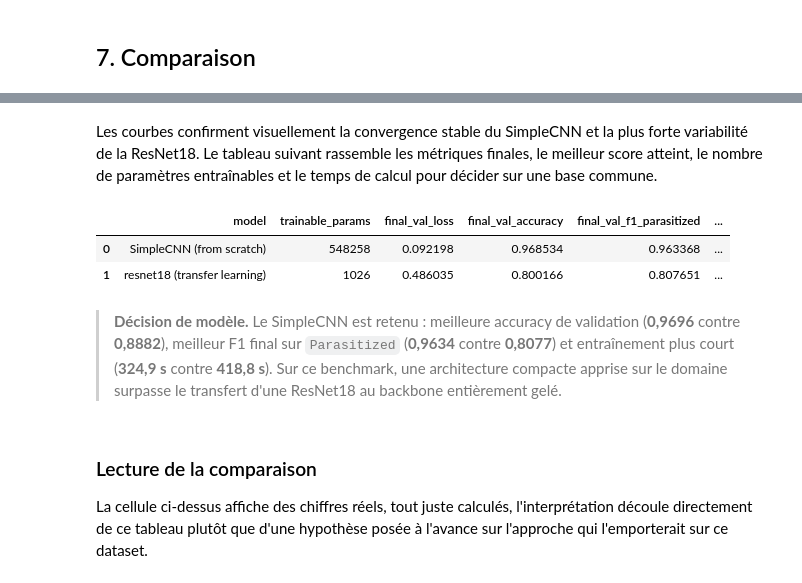
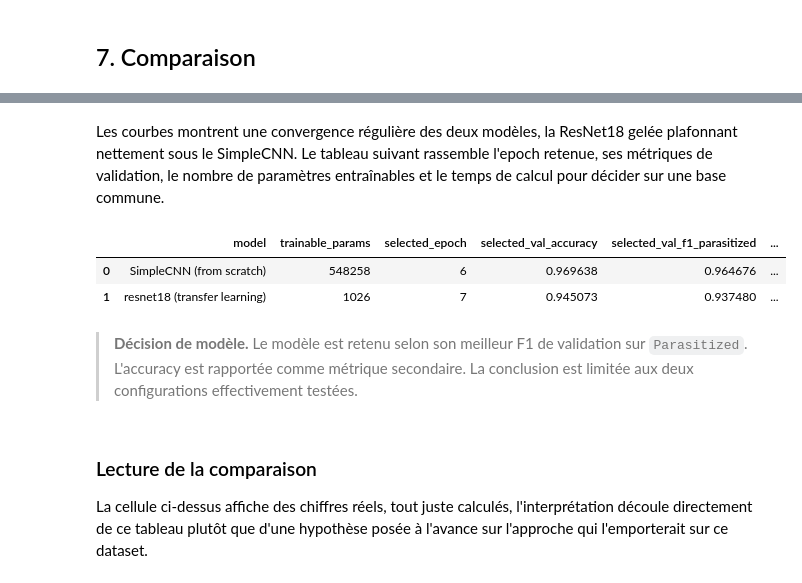
Before and after one commit to juliettebm/malaria-microscopy-deep-learning, a Jupyter notebook: 03_baseline_cnn_vs_transfer_learning.ipynb, the cells around one changed output, grey strips where cells are left out. Cells and saved outputs as stored; diff of their text form; code cells hidden in the pictures.

```diff
--- a/03_baseline_cnn_vs_transfer_learning.ipynb
+++ b/03_baseline_cnn_vs_transfer_learning.ipynb
@@ -228,25 +228,27 @@ plt.show()
-# %% [markdown]
-Les courbes confirment visuellement la convergence stable du SimpleCNN et la plus forte variabilité de la ResNet18. Le tableau suivant rassemble les métriques finales, le meilleur score atteint, le nombre de paramètres entraînables et le temps de calcul pour décider sur une base commune.
+# %% [markdown]
+Les courbes montrent une convergence régulière des deux modèles, la ResNet18 gelée plafonnant nettement sous le SimpleCNN. Le tableau suivant rassemble l'epoch retenue, ses métriques de validation, le nombre de paramètres entraînables et le temps de calcul pour décider sur une base commune.
 # %%
 comparison = pd.DataFrame({
     "model": ["SimpleCNN (from scratch)", "resnet18 (transfer learning)"],
     "trainable_params": [
         sum(p.numel() for p in simple_cnn.parameters() if p.requires_grad),
         sum(p.numel() for p in resnet_transfer.parameters() if p.requires_grad),
     ],
-    "final_val_loss": [history_cnn["val_loss"][-1], history_resnet["val_loss"][-1]],
-    "final_val_accuracy": [history_cnn["val_acc"][-1], history_resnet["val_acc"][-1]],
-    "final_val_f1_parasitized": [history_cnn["val_f1"][-1], history_resnet["val_f1"][-1]],
-    "best_val_accuracy": [max(history_cnn["val_acc"]), max(history_resnet["val_acc"])],
+    "selected_epoch": [history_cnn["best_epoch"], history_resnet["best_epoch"]],
+    "selected_val_accuracy": [
+        history_cnn["val_acc"][history_cnn["best_epoch"] - 1],
+        history_resnet["val_acc"][history_resnet["best_epoch"] - 1],
+    ],
+    "selected_val_f1_parasitized": [history_cnn["best_val_f1"], history_resnet["best_val_f1"]],
     "training_time_sec": [round(time_cnn, 1), round(time_resnet, 1)],
 })
 display(comparison)
 # %% [output]
-|  | model | trainable_params | final_val_loss | final_val_accuracy | final_val_f1_parasitized | ... |
-| 0 | SimpleCNN (from scratch) | 548258 | 0.092198 | 0.968534 | 0.963368 | ... |
-| 1 | resnet18 (transfer learning) | 1026 | 0.486035 | 0.800166 | 0.807651 | ... |
+|  | model | trainable_params | selected_epoch | selected_val_accuracy | selected_val_f1_parasitized | ... |
+| 0 | SimpleCNN (from scratch) | 548258 | 6 | 0.969638 | 0.964676 | ... |
+| 1 | resnet18 (transfer learning) | 1026 | 7 | 0.945073 | 0.937480 | ... |
-# %% [markdown]
-> **Décision de modèle.** Le SimpleCNN est retenu : meilleure accuracy de validation (**0,9696** contre **0,8882**), meilleur F1 final sur `Parasitized` (**0,9634** contre **0,8077**) et entraînement plus court (**324,9 s** contre **418,8 s**). Sur ce benchmark, une architecture compacte apprise sur le domaine surpasse le transfert d'une ResNet18 au backbone entièrement gelé.
+# %% [markdown]
+> **Décision de modèle.** Le modèle est retenu selon son meilleur F1 de validation sur `Parasitized`. L'accuracy est rapportée comme métrique secondaire. La conclusion est limitée aux deux configurations effectivement testées.
 # %% [markdown]
 ### Lecture de la comparaison
 
```
Also changed, not shown: parts of 30 cells of this notebook, 7 other files.
